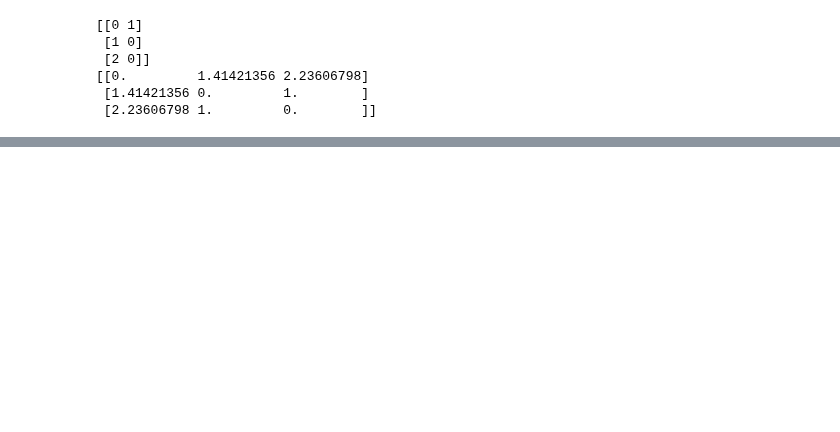
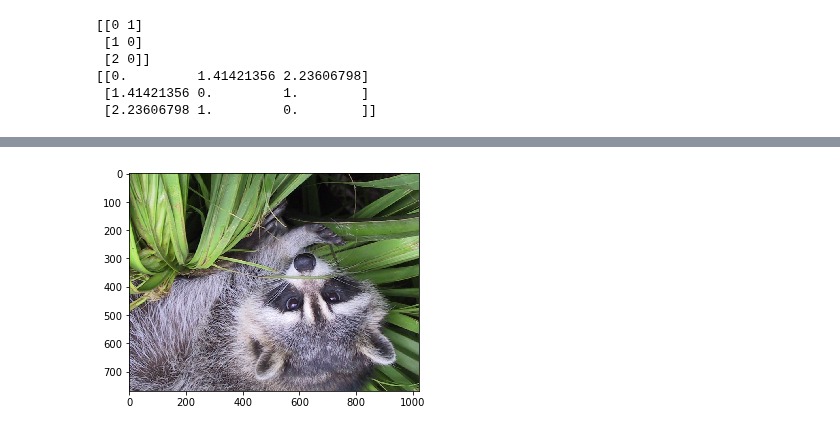
Before and after one commit to jgdelrio/tutorials, a Jupyter notebook: Intro/03_Numpy_Intro_complete.ipynb, the cells around one changed output, grey strips where cells are left out. Cells and saved outputs as stored; diff of their text form; code cells hidden in the pictures; blank space fills up the shorter version.

```diff
--- a/Intro/03_Numpy_Intro_complete.ipynb
+++ b/Intro/03_Numpy_Intro_complete.ipynb
@@ -584,0 +823,7 @@ print(d)
+# %%
+# Flip Down using scipy misc.face image
+flip_down = np.flipud(misc.face())
+plt.imshow(flip_down)
+plt.show()
+# %% [output]
+[figure, added]
```
Also changed, not shown: parts of 34 cells of this notebook, 3 other files.
